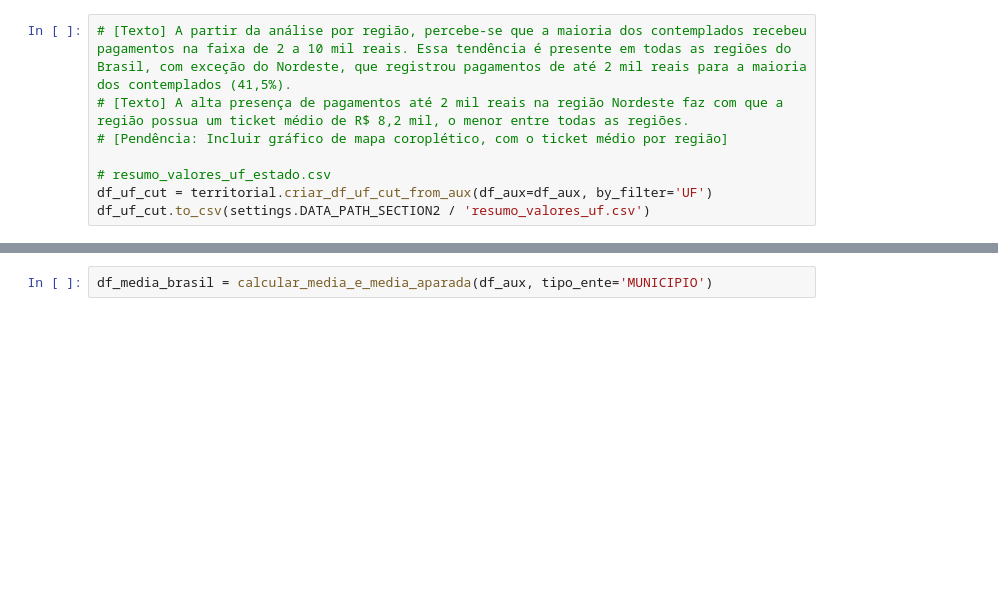
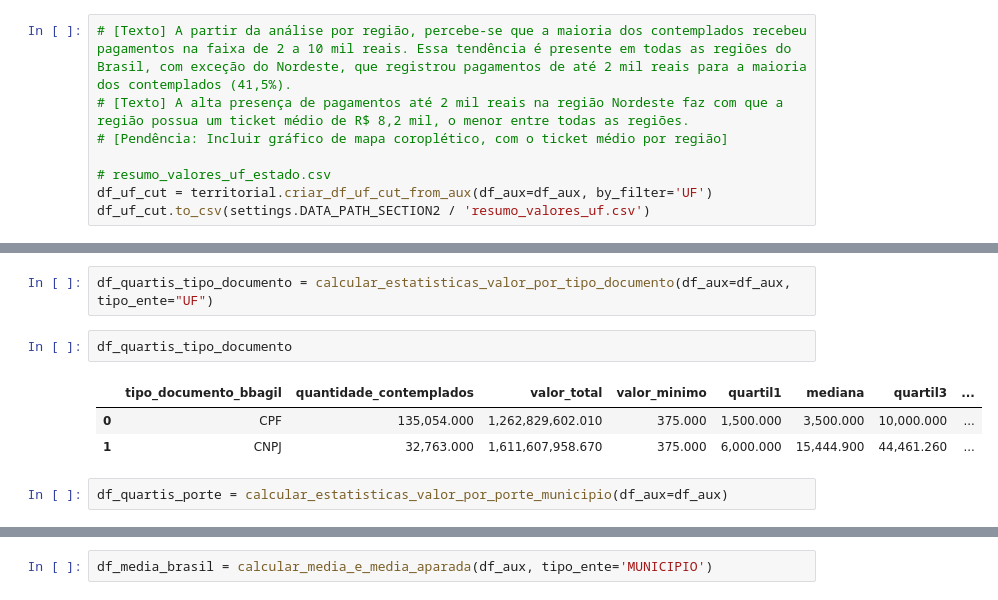
Before and after one commit to SGE-Subsecretaria-de-Gestao-Estrategica/pnab-data-vis, a Jupyter notebook: src/notebooks/v2_gabriel_create_csv.ipynb, the cells around one changed output, grey strips where cells are left out. Saved outputs shown, nothing was run; the diff lists cells and outputs as text; blank space fills up the shorter version.

```diff
--- a/src/notebooks/v2_gabriel_create_csv.ipynb
+++ b/src/notebooks/v2_gabriel_create_csv.ipynb
@@ -376,0 +580,10 @@ def calcular_media_e_media_aparada(
+# %%
+df_quartis_tipo_documento = calcular_estatisticas_valor_por_tipo_documento(df_aux=df_aux, tipo_ente="UF")
+# %%
+df_quartis_tipo_documento
+# %% [output]
+|  | tipo_documento_bbagil | quantidade_contemplados | valor_total | valor_minimo | quartil1 | mediana | quartil3 | ... |
+| 0 | CPF | 135,054.000 | 1,262,829,602.010 | 375.000 | 1,500.000 | 3,500.000 | 10,000.000 | ... |
+| 1 | CNPJ | 32,763.000 | 1,611,607,958.670 | 375.000 | 6,000.000 | 15,444.900 | 44,461.260 | ... |
+# %%
+df_quartis_porte = calcular_estatisticas_valor_por_porte_municipio(df_aux=df_aux)
```
Also changed, not shown: parts of 2 cells of this notebook.
